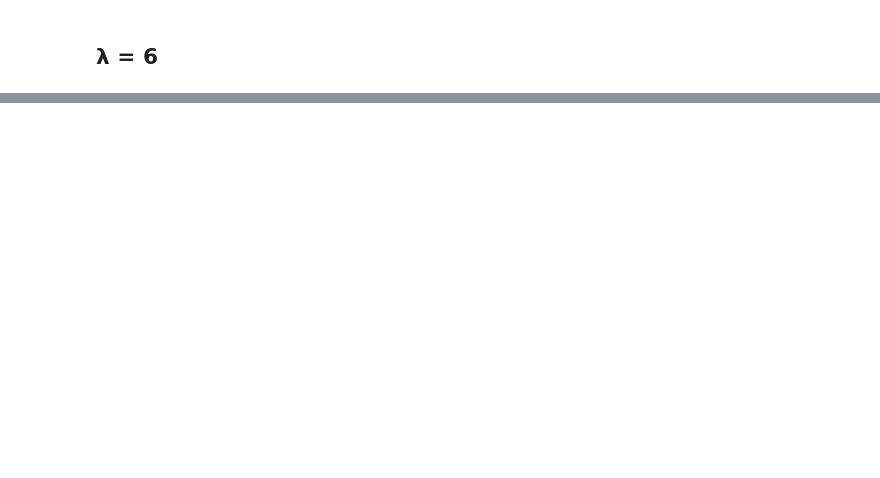
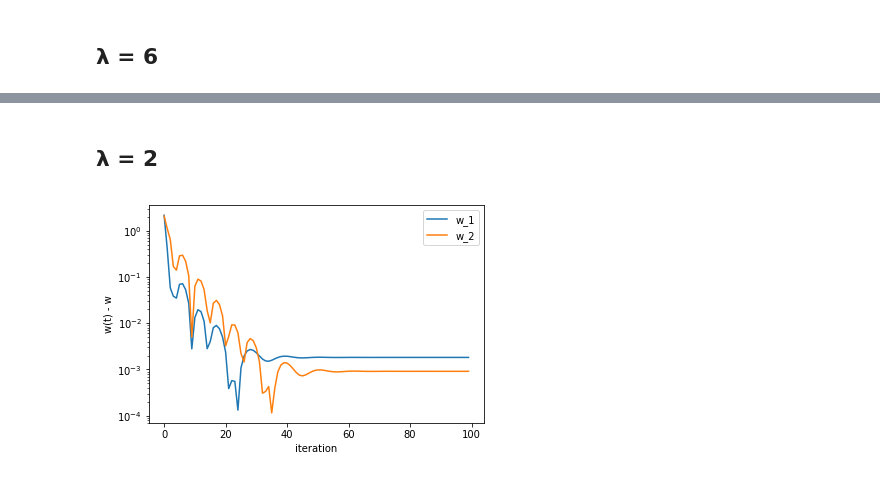
Before and after one commit to e5120/MachineLearning, a Jupyter notebook: problem2.ipynb, the cells around one changed output, grey strips where cells are left out. Saved outputs shown, nothing was run; the diff lists cells and outputs as text; code cells hidden in the pictures; blank space fills up the shorter version.

```diff
--- a/problem2.ipynb
+++ b/problem2.ipynb
@@ -83,0 +97,30 @@ draw(np.abs(pg.weight_history - true_w))
+# %%
+class AcceleratedProximalGradient(GradientMethod):
+    def __init__(self, dim=2, lam=0.01):
+        super(AcceleratedProximalGradient, self).__init__(dim, lam)
+
+    def train(self, mat, vec, epochs=10):
+        self.weight_history = np.zeros((epochs, len(self.weight)))
+        self.lr = (2 * np.max(np.linalg.eigvals(A)))**-1
+        _old_delta = self.weight
+        _old_t = 0.0
+        for epoch in range(epochs):
+            self.weight_history[epoch] = self.weight
+
+            _delta = self.proximal_operator(
+                self.weight - self.lr * self.grad(mat, vec),
+            )
+            _t = (1 + np.sqrt(1 + 4 * _old_t**2)) / 2
+            self.weight = _delta + _old_t * (_delta - _old_delta) / _t
+
+            _old_t  =_t
+            _old_delta = _delta
+# %% [markdown]
+## λ = 2
+# %%
+apg = AcceleratedProximalGradient(lam=2)
+apg.train(A, mu, epochs=epochs)
+true_w = np.array([0.82, 1.09])
+draw(np.abs(apg.weight_history - true_w))
+# %% [output]
+[figure, added]
```
Also changed, not shown: parts of 32 cells of this notebook.
